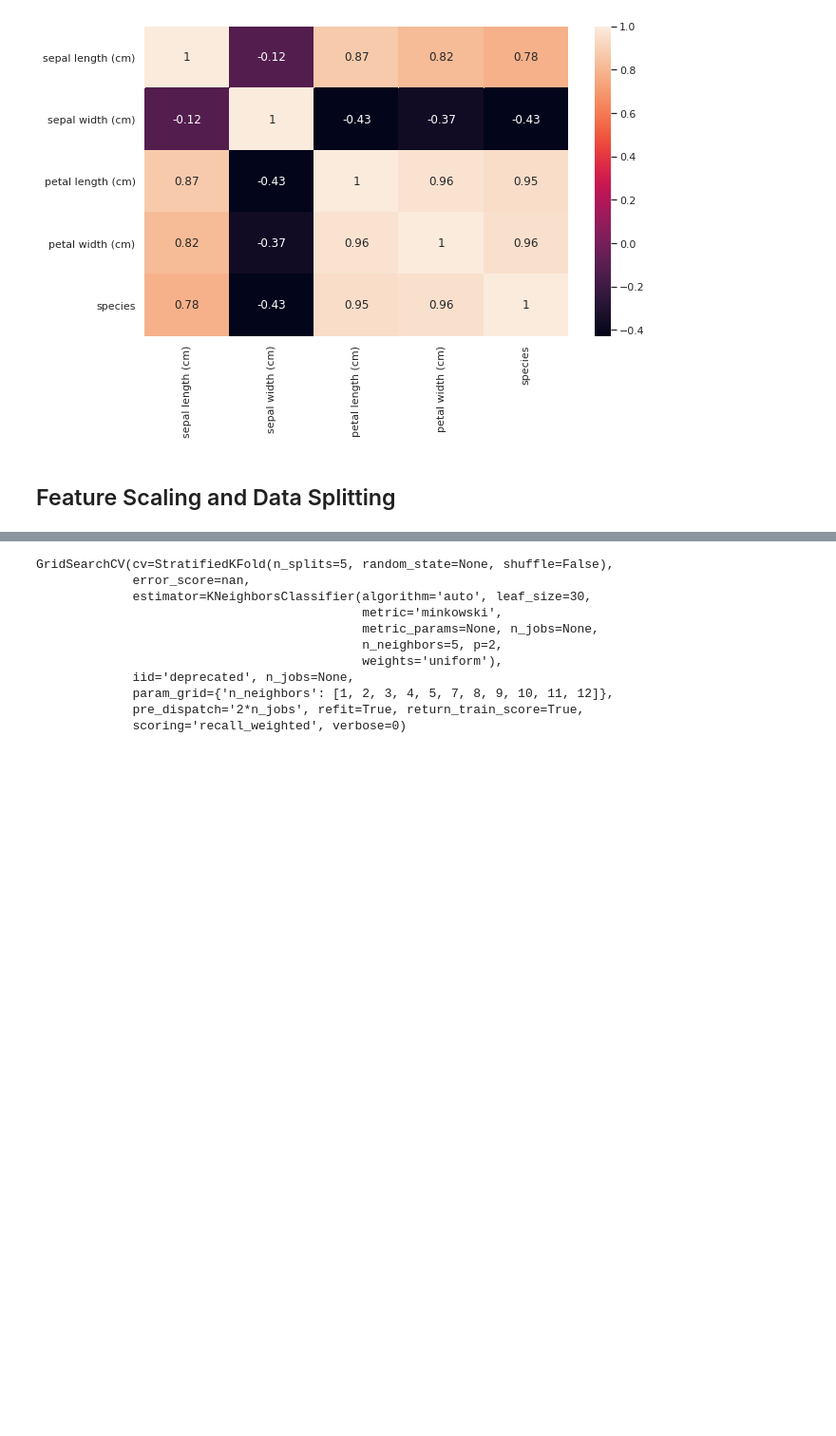
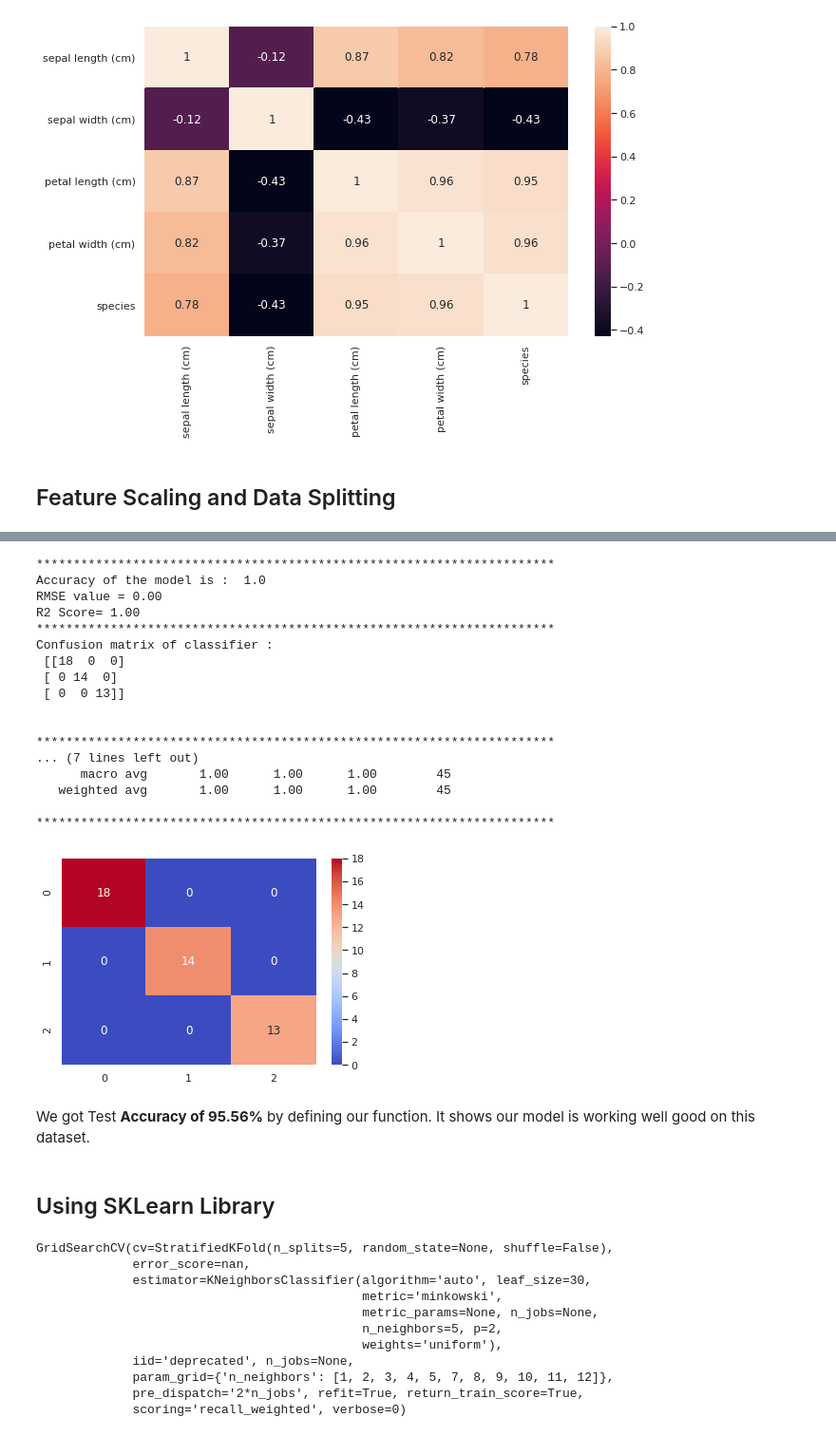
Before and after one commit to shsarv/ML-and-its-Application, a Jupyter notebook: iris_Flower_Classifcation_using_KNN.ipynb, the cells around one changed output, grey strips where cells are left out. Shown at 95% size. Cells and saved outputs as stored; diff of their text form; code cells hidden in the pictures; blank space fills up the shorter version.

```diff
--- a/iris_Flower_Classifcation_using_KNN.ipynb
+++ b/iris_Flower_Classifcation_using_KNN.ipynb
@@ -146,0 +193,20 @@ We will be using KNN CLassifier for this classification problem and will be usin
+# %%
+# Function working as a model to predict.
+
+def prediction(x_test, x_train, num_neighbors):
+    classes = []
+    neighbors = get_neighbors(x_test, x_train, num_neighbors)
+    for i in neighbors:
+        classes.append(i[-1])
+    predicted = max(classes, key=classes.count)              #taking the most repeated class
+    return predicted
+# %%
+# Function to find Accuracy pf model
+
+def accuracy(y_true, y_pred):
+    num_correct = 0
+    for i in range(len(y_true)):
+        if y_true[i]==y_pred[i]:
+            num_correct+=1
+    accuracy = num_correct/len(y_true)
+    return accuracy
@@ -146,0 +215,5 @@ We will be using KNN CLassifier for this classification problem and will be usin
+# %%
+y_pred = []
+for i in test:
+    y_pred.append(prediction(i, train, 15))
+y_pred
@@ -147,3 +238,46 @@ We will be using KNN CLassifier for this classification problem and will be usin
+# %%
+acc = accuracy(y_true, y_pred)
+print("*******"*10)
+print("Accuracy of the model is : ",acc)
+rmse = sqrt(mean_squared_error(y_true, y_pred))
+print("RMSE value = %.2f"%rmse)
+print("R2 Score= %.2f"%r2_score(y_true, y_pred))
+print("*******"*10)
+# Confusion Matrix
+
+cm=confusion_matrix(y_true, y_pred)
+print("Confusion matrix of classifier : \n",cm)
+print("\n")
+sns.heatmap(cm, annot=True,cmap ='coolwarm')
+print("*******"*10)
+# Classification report of our model.
+
+t=["Iris-setosa","Iris-versicolor","Iris-virginica"]
+print(classification_report(y_true, y_pred,target_names=t))
+print("*******"*10)
+# %% [output]
+**********************************************************************
+Accuracy of the model is :  1.0
+RMSE value = 0.00
+R2 Score= 1.00
+**********************************************************************
+Confusion matrix of classifier :
+ [[18  0  0]
+ [ 0 14  0]
+ [ 0  0 13]]
+
+
+**********************************************************************
+... (7 lines left out)
+      macro avg       1.00      1.00      1.00        45
+   weighted avg       1.00      1.00      1.00        45
+
+**********************************************************************
+[figure, added]
+# %% [markdown]
+We got Test **Accuracy of 95.56%** by defining our function. It shows our model is working well good on this dataset.
+# %% [markdown]
+## Using SKLearn Library
 # %%
 knn_clf = KNeighborsClassifier()
 param_grid = {'n_neighbors' : [1,2,3,4,5,7,8,9,10,11,12]}
```
Also changed, not shown: parts of 20 cells of this notebook.
